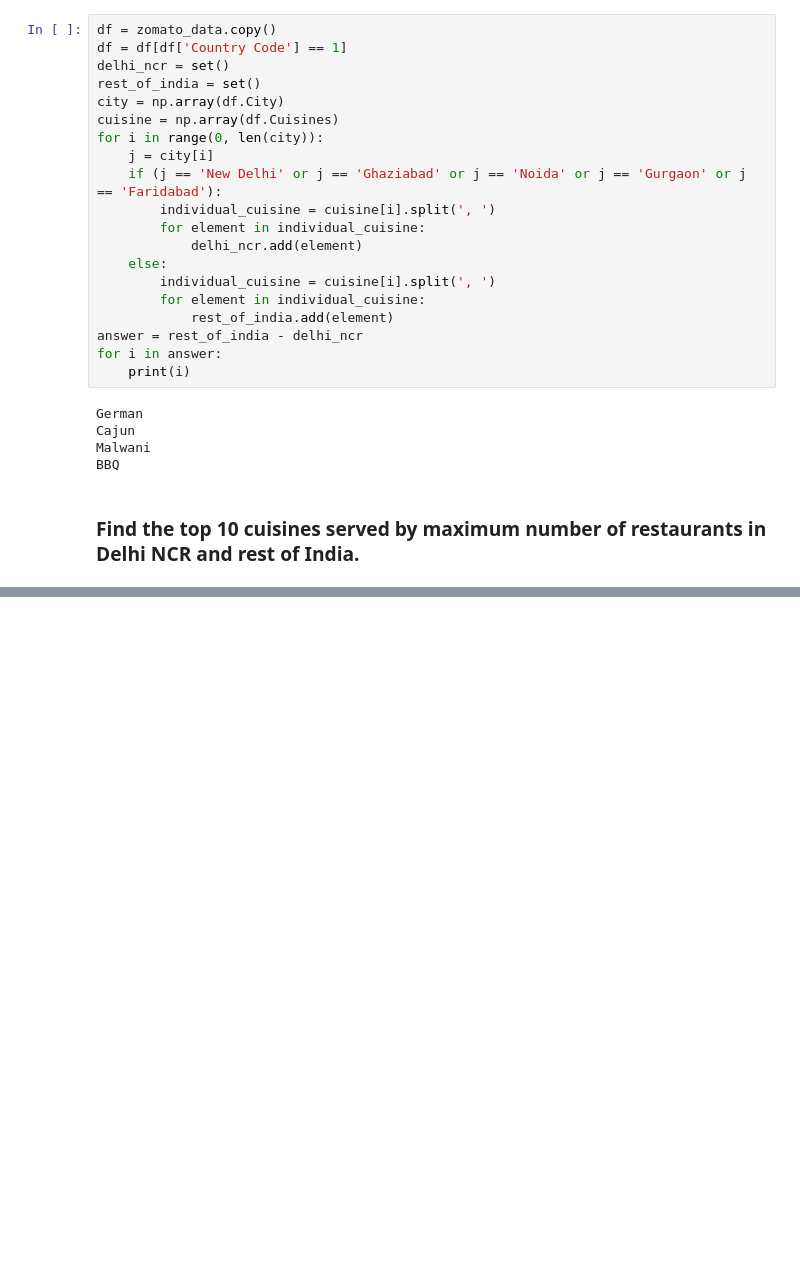
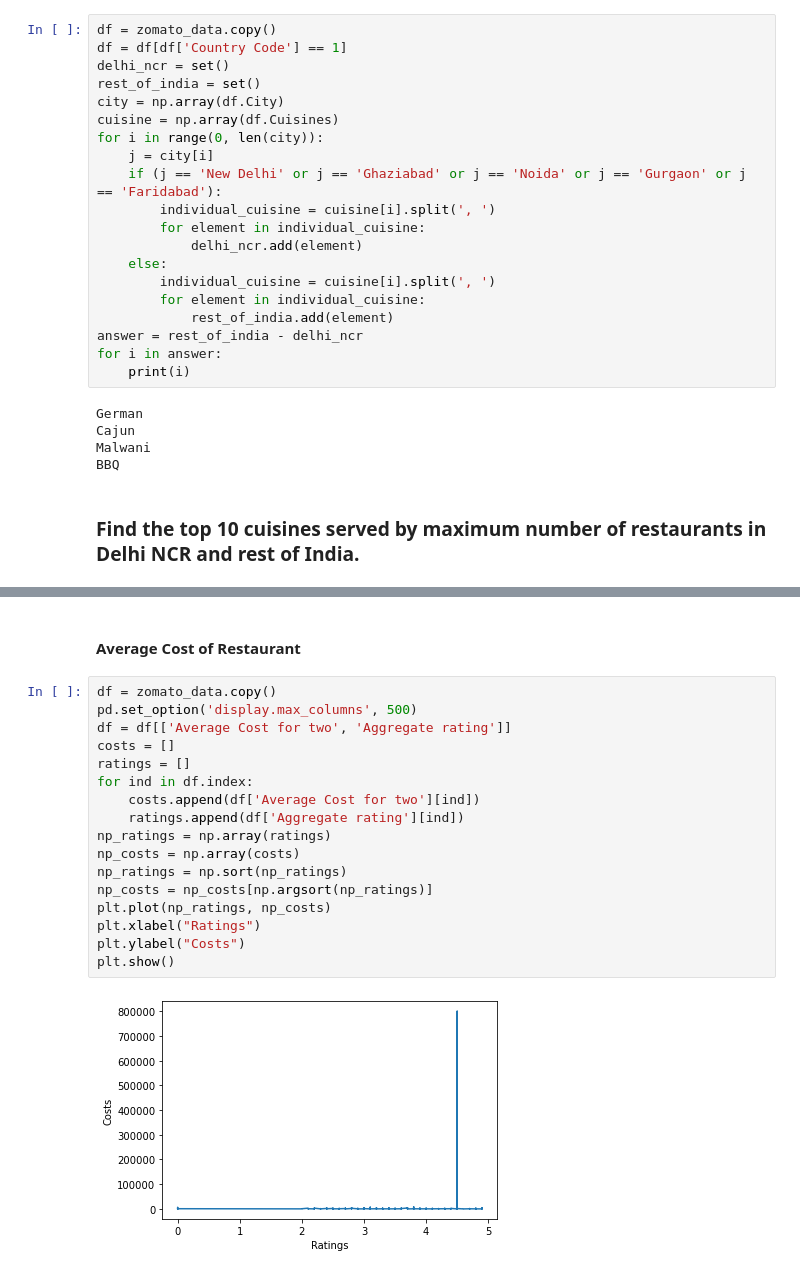
Before and after one commit to pradnyesh45/Zomato-API, a Jupyter notebook: Zomato API - II.ipynb, the cells around one changed output, grey strips where cells are left out. Saved outputs shown, nothing was run; the diff lists cells and outputs as text; blank space fills up the shorter version.

```diff
--- a/Zomato API - II.ipynb
+++ b/Zomato API - II.ipynb
@@ -162,0 +227,21 @@ Mexican 50
+# %% [markdown]
+#### Average Cost of Restaurant
+# %%
+df = zomato_data.copy()
+pd.set_option('display.max_columns', 500)
+df = df[['Average Cost for two', 'Aggregate rating']]
+costs = []
+ratings = []
+for ind in df.index:
+    costs.append(df['Average Cost for two'][ind])
+    ratings.append(df['Aggregate rating'][ind])
+np_ratings = np.array(ratings)
+np_costs = np.array(costs)
+np_ratings = np.sort(np_ratings)
+np_costs = np_costs[np.argsort(np_ratings)]
+plt.plot(np_ratings, np_costs)
+plt.xlabel("Ratings")
+plt.ylabel("Costs")
+plt.show()
+# %% [output]
+[figure, added]
```
Also changed, not shown: parts of 8 cells of this notebook.
